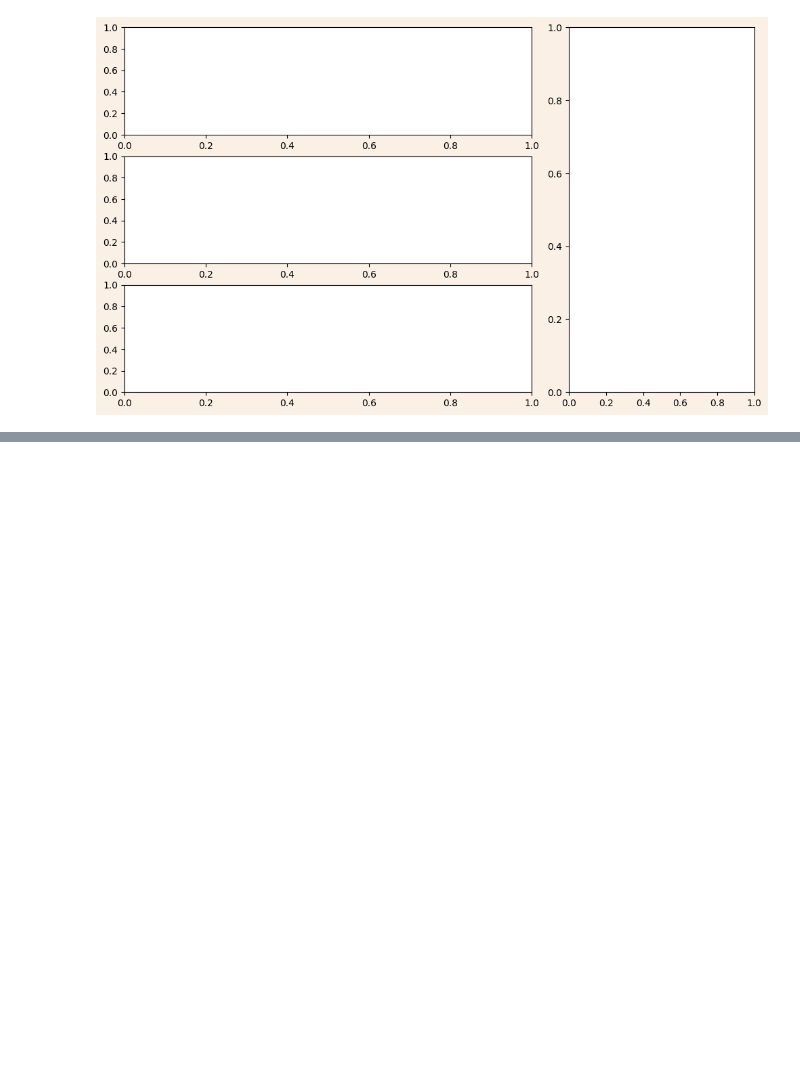
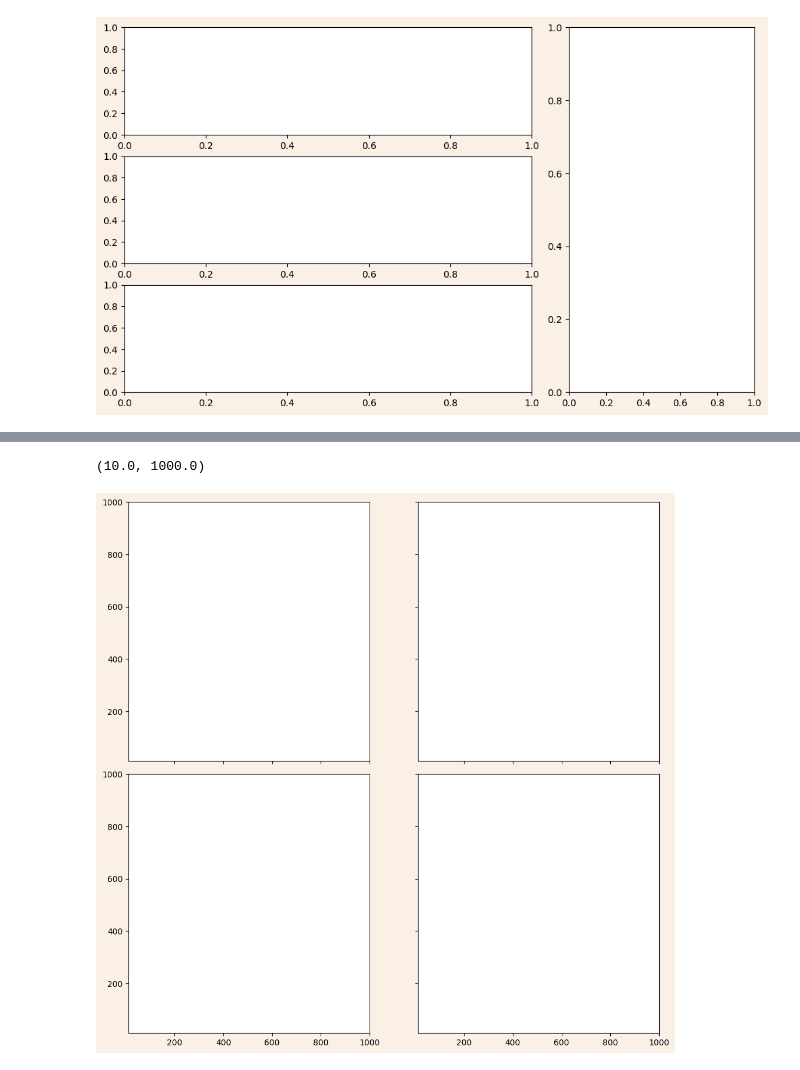
Before and after one commit to sigmadream/practice-analysis, a Jupyter notebook: visualization/matplotlib/01_anatomy.ipynb, the cells around one changed output, grey strips where cells are left out. Drawn from its saved outputs; the diff is of its cells as text; code cells hidden in the pictures; blank space fills up the shorter version.

```diff
--- a/visualization/matplotlib/01_anatomy.ipynb
+++ b/visualization/matplotlib/01_anatomy.ipynb
@@ -112,0 +126,10 @@ ax4 = plt.subplot2grid((3,3), (0,2), rowspan=3, fig=fig)
+# %%
+fig, axes = plt.subplots(2,2, figsize=(10,10), facecolor='linen', sharex=True, sharey=True)
+fig.subplots_adjust(bottom=0.05, top=0.95,
+                    left=0.05, right=0.95,
+                    hspace=0.05)
+axes[0,0].set_xlim([10,1000])
+axes[0,0].set_ylim([10,1000])
+# %% [output]
+(10.0, 1000.0)
+[figure, added]
```
Also changed, not shown: parts of 5 cells of this notebook.
